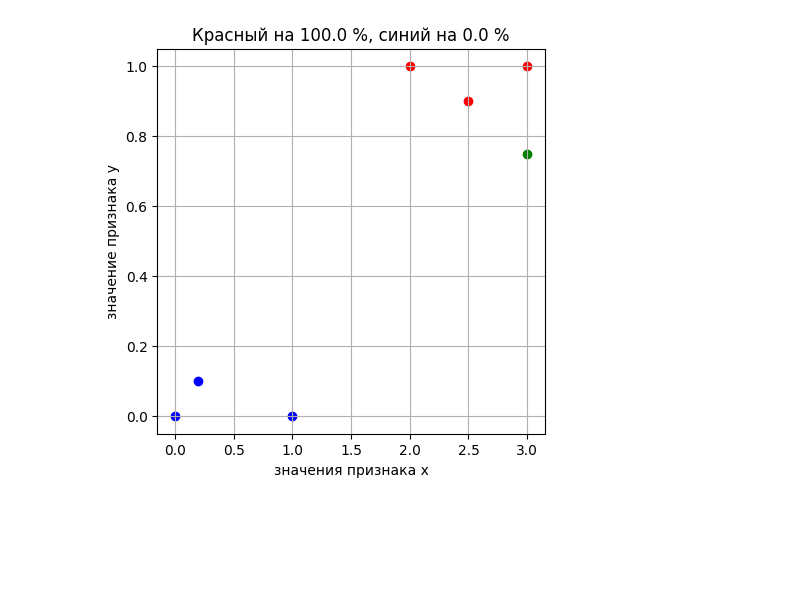
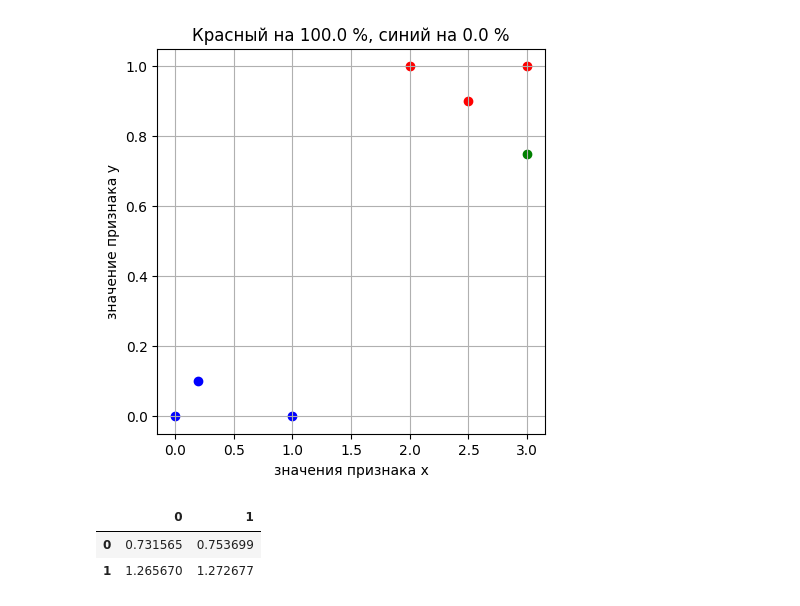
Before and after one commit to eartzhi/lessons, a Jupyter notebook: ml_08/ml_08.ipynb, the cells around one changed output. Drawn from its saved outputs; the diff is of its cells as text; code cells hidden in the pictures; blank space fills up the shorter version.

```diff
--- a/ml_08/ml_08.ipynb
+++ b/ml_08/ml_08.ipynb
@@ -76,3 +76,10 @@ for item in np.linspace(0,3,10):
 [figure]
 [figure]
 [figure]
+# %%
+rand=pd.DataFrame(np.random.uniform(0.70, 1.30, size=(2,2)))
+rand
+# %% [output]
+|  | 0 | 1 |
+| 0 | 0.731565 | 0.753699 |
+| 1 | 1.265670 | 1.272677 |
```
Also changed, not shown: 5 other files.
